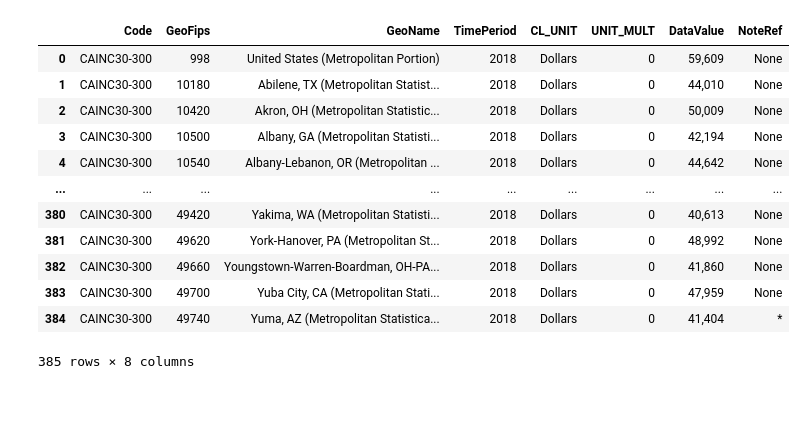
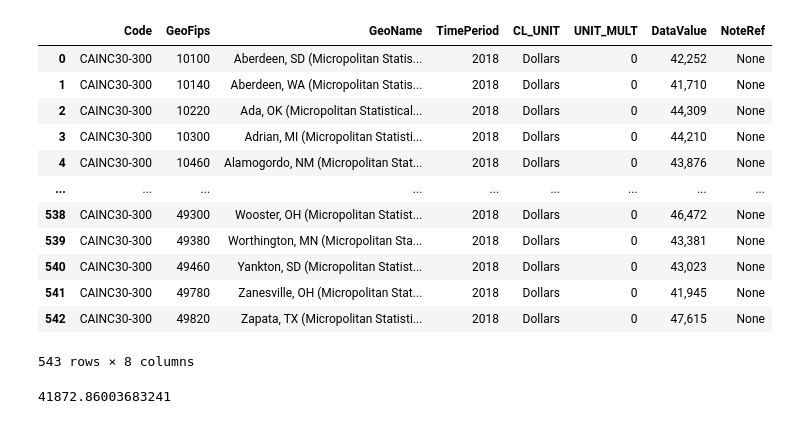
Before and after one commit to 107SBakst/107SBakst.github.io, a Jupyter notebook: Python/project_oecd4.ipynb, the cells around one changed output. Saved outputs shown, nothing was run; the diff lists cells and outputs as text; code cells hidden in the pictures.

```diff
--- a/Python/project_oecd4.ipynb
+++ b/Python/project_oecd4.ipynb
@@ -69,37 +69,46 @@ mmdf
 # %%
 #The best way to work with an api from Bea is to use the xml format over the json format.
 #This is because vegalite cannot read large numbers in the json format of the api because there are commas in the numbers.
 #Therefore I found it better to read the data in an xml format in Jupyter notebook and then conduct the analysis before taking the data into vegalite.
 
 #https://apps.bea.gov/api/data/?UserID=F88DCBE6-81B9-4A33-BDD9-F9B983466DEF&method=GetParameterValuesFiltered&datasetname=Regional&TargetParameter=LineCode&TableName=CAGDP1&ResultFormat=xml
 
 
 #CAGDP1-3 GDP in current USD.
 df = pd.read_xml('https://apps.bea.gov/api/data/?UserID=F88DCBE6-81B9-4A33-BDD9-F9B983466DEF&method=GetData&datasetname=Regional&TableName=CAGDP1&LineCode=3&Year=2018&GeoFips=MSA&ResultFormat=xml',xpath="//Data") #Used api with apikey to get data from Bea. Needs to get Data in the element tree.
 df
 #CAINC30-100 Total population.
 df1 = pd.read_xml('https://apps.bea.gov/api/data/?UserID=F88DCBE6-81B9-4A33-BDD9-F9B983466DEF&method=GetData&datasetname=Regional&TableName=CAINC30&LineCode=100&Year=2018&GeoFips=MSA&ResultFormat=xml',xpath="//Data") #Used api with apikey to get data from Bea. Needs to get Data in the element tree.
 df1
 #CAINC30-190 Wages and Salaries.
 df2 = pd.read_xml('https://apps.bea.gov/api/data/?UserID=F88DCBE6-81B9-4A33-BDD9-F9B983466DEF&method=GetData&datasetname=Regional&TableName=CAINC30&LineCode=190&Year=2018&GeoFips=MSA&ResultFormat=xml',xpath="//Data") #Used api with apikey to get data from Bea. Needs to get Data in the element tree.
 df2
 #CAINC30-300 Average Wages and Salaries.
 df3 = pd.read_xml('https://apps.bea.gov/api/data/?UserID=F88DCBE6-81B9-4A33-BDD9-F9B983466DEF&method=GetData&datasetname=Regional&TableName=CAINC30&LineCode=300&Year=2018&GeoFips=MSA&ResultFormat=xml',xpath="//Data") #Used api with apikey to get data from Bea. Needs to get Data in the element tree.
 df3
+#CAINC30-300 Average Wages and Salaries.
+df4 = pd.read_xml('https://apps.bea.gov/api/data/?UserID=F88DCBE6-81B9-4A33-BDD9-F9B983466DEF&method=GetData&datasetname=Regional&TableName=CAINC30&LineCode=300&Year=2018&GeoFips=MIC&ResultFormat=xml',xpath="//Data", encoding='cp1252') #Used api with apikey to get data from Bea. Needs to get Data in the element tree.
+df4
 # %% [output]
 |  | Code | GeoFips | GeoName | TimePeriod | CL_UNIT | UNIT_MULT | DataValue | NoteRef |
-| 0 | CAINC30-300 | 998 | United States (Metropolitan Portion) | 2018 | Dollars | 0 | 59,609 | None |
-| 1 | CAINC30-300 | 10180 | Abilene, TX (Metropolitan Statist... | 2018 | Dollars | 0 | 44,010 | None |
-| 2 | CAINC30-300 | 10420 | Akron, OH (Metropolitan Statistic... | 2018 | Dollars | 0 | 50,009 | None |
-| 3 | CAINC30-300 | 10500 | Albany, GA (Metropolitan Statisti... | 2018 | Dollars | 0 | 42,194 | None |
-| 4 | CAINC30-300 | 10540 | Albany-Lebanon, OR (Metropolitan ... | 2018 | Dollars | 0 | 44,642 | None |
+| 0 | CAINC30-300 | 10100 | Aberdeen, SD (Micropolitan Statis... | 2018 | Dollars | 0 | 42,252 | None |
+| 1 | CAINC30-300 | 10140 | Aberdeen, WA (Micropolitan Statis... | 2018 | Dollars | 0 | 41,710 | None |
+| 2 | CAINC30-300 | 10220 | Ada, OK (Micropolitan Statistical... | 2018 | Dollars | 0 | 44,309 | None |
+| 3 | CAINC30-300 | 10300 | Adrian, MI (Micropolitan Statisti... | 2018 | Dollars | 0 | 44,210 | None |
+| 4 | CAINC30-300 | 10460 | Alamogordo, NM (Micropolitan Stat... | 2018 | Dollars | 0 | 43,876 | None |
 | ... | ... | ... | ... | ... | ... | ... | ... | ... |
-| 380 | CAINC30-300 | 49420 | Yakima, WA (Metropolitan Statisti... | 2018 | Dollars | 0 | 40,613 | None |
-| 381 | CAINC30-300 | 49620 | York-Hanover, PA (Metropolitan St... | 2018 | Dollars | 0 | 48,992 | None |
-| 382 | CAINC30-300 | 49660 | Youngstown-Warren-Boardman, OH-PA... | 2018 | Dollars | 0 | 41,860 | None |
-| 383 | CAINC30-300 | 49700 | Yuba City, CA (Metropolitan Stati... | 2018 | Dollars | 0 | 47,959 | None |
-| 384 | CAINC30-300 | 49740 | Yuma, AZ (Metropolitan Statistica... | 2018 | Dollars | 0 | 41,404 | * |
+| 538 | CAINC30-300 | 49300 | Wooster, OH (Micropolitan Statist... | 2018 | Dollars | 0 | 46,472 | None |
+| 539 | CAINC30-300 | 49380 | Worthington, MN (Micropolitan Sta... | 2018 | Dollars | 0 | 43,381 | None |
+| 540 | CAINC30-300 | 49460 | Yankton, SD (Micropolitan Statist... | 2018 | Dollars | 0 | 43,023 | None |
+| 541 | CAINC30-300 | 49780 | Zanesville, OH (Micropolitan Stat... | 2018 | Dollars | 0 | 41,945 | None |
+| 542 | CAINC30-300 | 49820 | Zapata, TX (Micropolitan Statisti... | 2018 | Dollars | 0 | 47,615 | None |
-385 rows × 8 columns
+543 rows × 8 columns
+# %%
+df4.DataValue = df4.DataValue.str.replace(',','')
+df4.DataValue = df4.DataValue.astype(float)
+df4.DataValue.mean()
+# %% [output]
+41872.86003683241
 # %%
 #Automates finding simple mean and median values for each df as well as data cleaning. The for loop removes the , from the datavalue column and converts it to a float.
 for j in [df, df1, df2, df3]:
```
Also changed, not shown: parts of 4 cells of this notebook, 1 other file.
